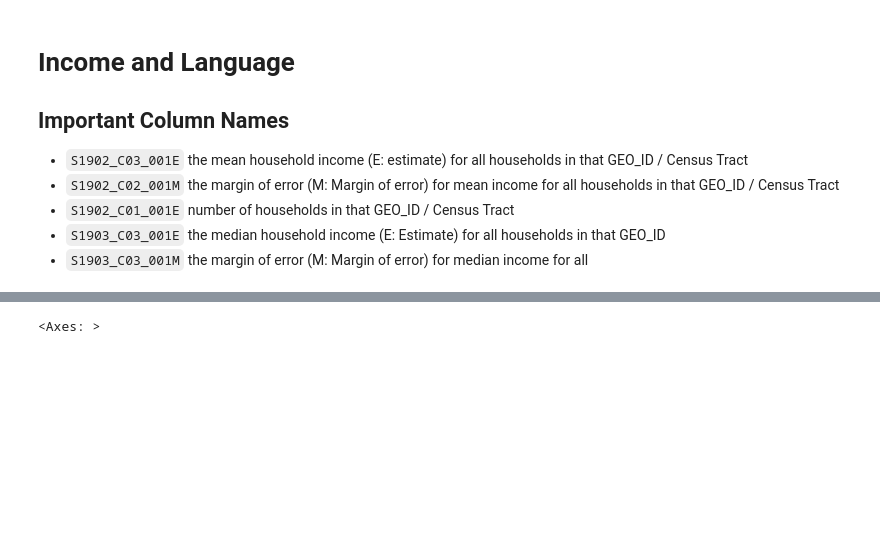
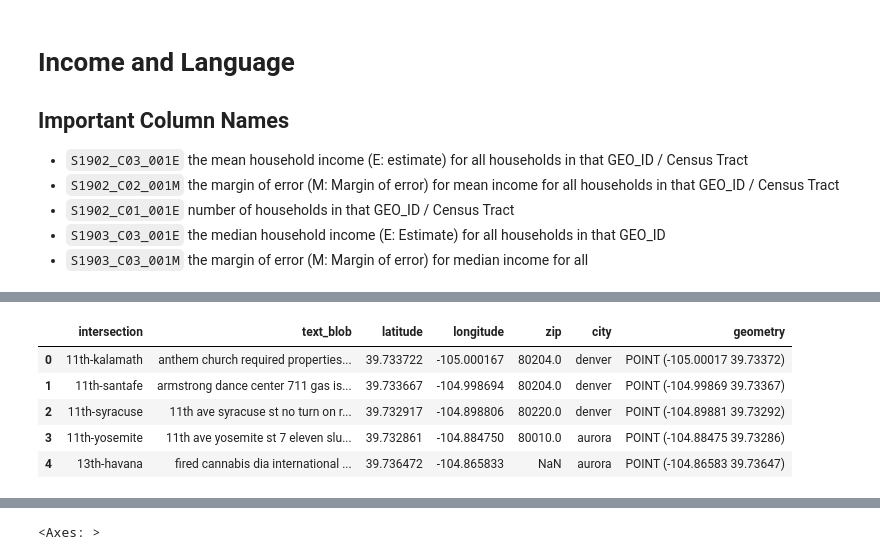
Before and after one commit to djdebonis/linguistic-landscape-geoguesser, a Jupyter notebook: income_language.ipynb, the cells around one changed output, grey strips where cells are left out. Saved outputs shown, nothing was run; the diff lists cells and outputs as text; code cells hidden in the pictures; blank space fills up the shorter version.

```diff
--- a/income_language.ipynb
+++ b/income_language.ipynb
@@ -35 +91,19 @@ import clean_utils as clean
+# %%
+intersection_points = gpd.GeoDataFrame(
+    intersection_df,
+    geometry=gpd.points_from_xy(
+        intersection_df["longitude"],
+        intersection_df["latitude"]
+    ),
+    crs="EPSG:4326"
+)
+# %%
+intersection_points.head()
+# %% [output]
+|  | intersection | text_blob | latitude | longitude | zip | city | geometry |
+| 0 | 11th-kalamath | anthem church required properties... | 39.733722 | -105.000167 | 80204.0 | denver | POINT (-105.00017 39.73372) |
+| 1 | 11th-santafe | armstrong dance center 711 gas is... | 39.733667 | -104.998694 | 80204.0 | denver | POINT (-104.99869 39.73367) |
+| 2 | 11th-syracuse | 11th ave syracuse st no turn on r... | 39.732917 | -104.898806 | 80220.0 | denver | POINT (-104.89881 39.73292) |
+| 3 | 11th-yosemite | 11th ave yosemite st 7 eleven slu... | 39.732861 | -104.884750 | 80010.0 | aurora | POINT (-104.88475 39.73286) |
+| 4 | 13th-havana | fired cannabis dia international ... | 39.736472 | -104.865833 | NaN | aurora | POINT (-104.86583 39.73647) |
 # %%
```
Also changed, not shown: parts of 7 cells of this notebook, 4 other files.
